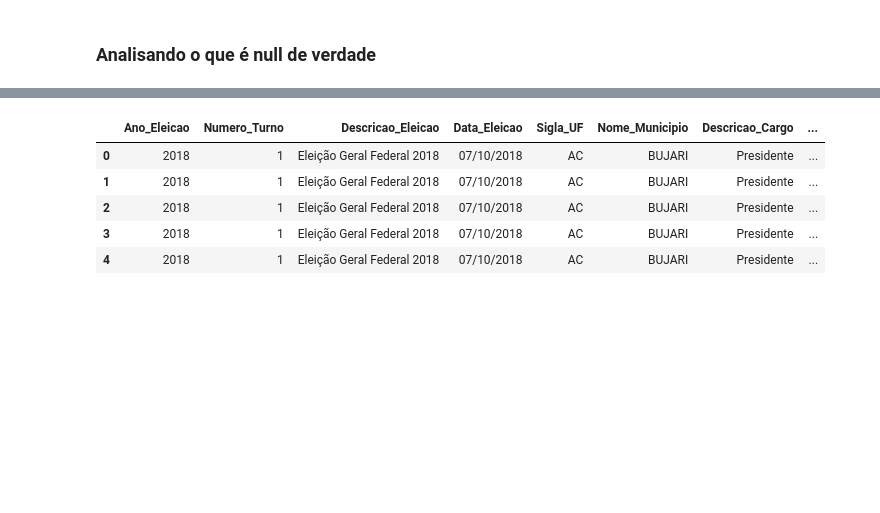
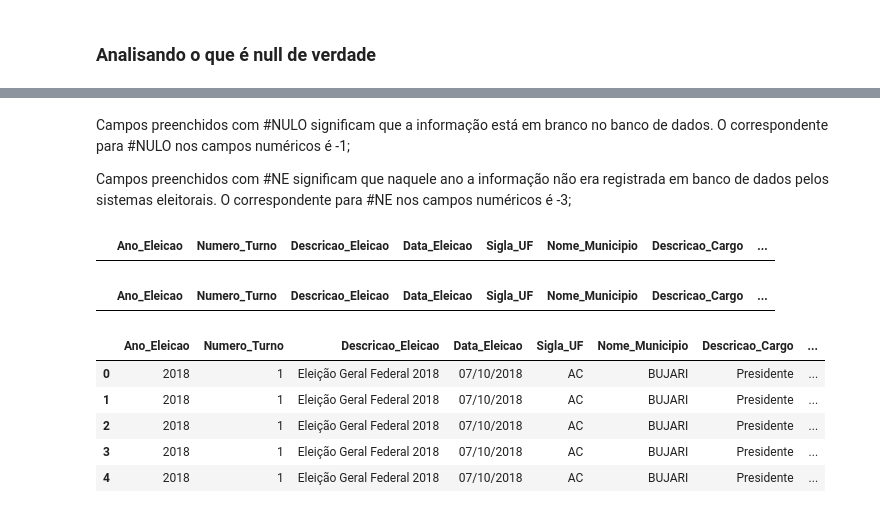
Before and after one commit to Rhogger/analise-votos, a Jupyter notebook: src/notebooks/votos_2018.ipynb, the cells around one changed output, grey strips where cells are left out. Saved outputs shown, nothing was run; the diff lists cells and outputs as text; code cells hidden in the pictures; blank space fills up the shorter version.

```diff
--- a/src/notebooks/votos_2018.ipynb
+++ b/src/notebooks/votos_2018.ipynb
@@ -150 +194,15 @@ dt_votos_filtrados = dt_votos_filtrados.rename(columns={
+# %% [markdown]
+Campos preenchidos com #NULO significam que a informação está em branco no banco de dados. O correspondente para #NULO nos campos numéricos é -1;
+
+Campos preenchidos com #NE significam que naquele ano a informação não era registrada em banco de dados pelos sistemas eleitorais. O correspondente para #NE nos campos numéricos é -3;
+# %%
+df_nulo = dt_votos_filtrados[dt_votos_filtrados.isin(['#NULO#']).any(axis=1)]
+df_nulo
+# %% [output]
+|  | Ano_Eleicao | Numero_Turno | Descricao_Eleicao | Data_Eleicao | Sigla_UF | Nome_Municipio | Descricao_Cargo | ... |
+# %%
+df_ne = dt_votos_filtrados[dt_votos_filtrados.isin(['#NE']).any(axis=1)]
+df_ne
+# %% [output]
+|  | Ano_Eleicao | Numero_Turno | Descricao_Eleicao | Data_Eleicao | Sigla_UF | Nome_Municipio | Descricao_Cargo | ... |
 # %%
```
Also changed, not shown: parts of 22 cells of this notebook, 3 other files.
